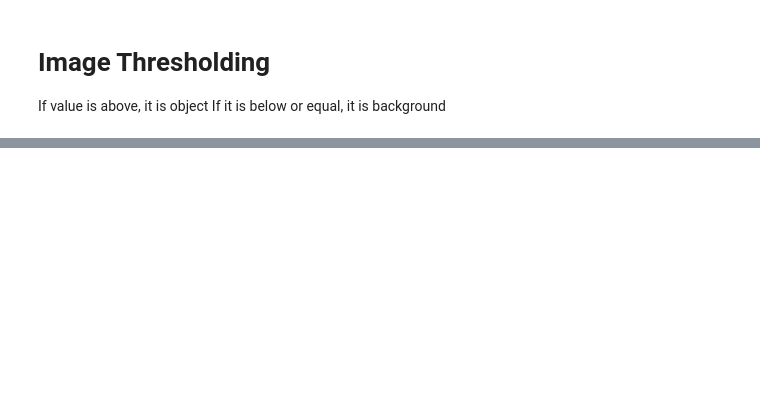
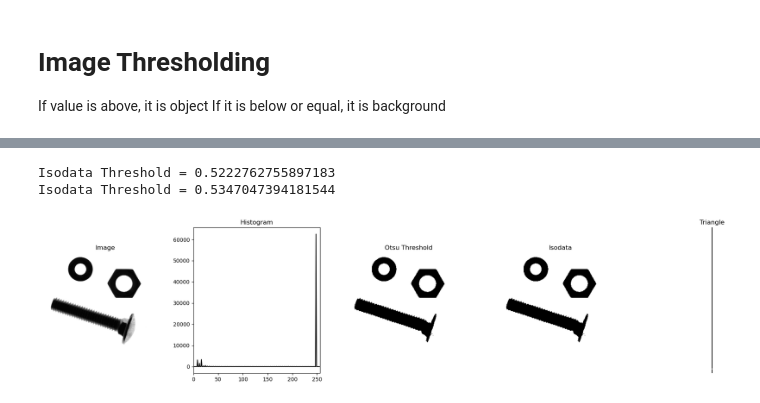
Before and after one commit to Skele-Y/COMP9517, a Jupyter notebook: lab01/Q3.ipynb, the cells around one changed output, grey strips where cells are left out. Drawn from its saved outputs; the diff is of its cells as text; code cells hidden in the pictures; blank space fills up the shorter version.

```diff
--- a/lab01/Q3.ipynb
+++ b/lab01/Q3.ipynb
@@ -74,0 +10,71 @@ KeyboardInterrupt:
+# %%
+# Hardware image
+img = cv2.imread("Hardware.png", cv2.IMREAD_GRAYSCALE)
+
+# Calculate the histogram
+hist = cv2.calcHist([img], [0], None, [256], [0, 256])
+
+# Otsu's Method
+ret1,th1 = cv2.threshold(img,0,255,cv2.THRESH_BINARY+cv2.THRESH_OTSU)
+
+#IsoData method
+t = 0.4
+while True:
+    # Create a boolean mask where True represents values less than the threshold
+    mask = img < t*255
+    # Calculate the mean of elements that satisfy the condition
+    mu1 = np.mean(img[mask])
+    mask2 = img >= t*255
+    mu2 = np.mean(img[mask2])
+
+    tNew = ((mu1 + mu2)/2)/255
+
+    if (abs(t - tNew) < 0.01):
+       break
+    t = tNew
+    print("Isodata Threshold = "+ t.astype(str))
+
+
+ret2,th2 = cv2.threshold(img,int(255*t),255,cv2.THRESH_BINARY)
+
+#Triangle method
+histPeak = hist.max()
+
+
+
+
+
+#### Create a figure with three subplots###
+fig, (ax1, ax2, ax3, ax4, ax5) = plt.subplots(1, 5, figsize=(25, 5))
+
+# Plot the image in the first subplot
+ax1.set_title('Image')
+ax1.imshow(img, cmap='gray')
+ax1.axis('off')
+
+# Plot the histogram in the second subplot
+ax2.set_title('Histogram')
+ax2.plot(hist, color='black')
+ax2.set_xlim([0, 256])
+
+# Otsu's
+ax3.set_title('Otsu Threshold')
+ax3.imshow(th1, cmap='gray')
+ax3.axis('off')
+
+# Isodata
+ax4.set_title('Isodata')
+ax4.imshow(th2, cmap='gray')
+ax4.axis('off')
+
+# Triangle
+ax5.set_title('Triangle')
+ax5.imshow(hist, cmap='gray')
+ax5.axis('off')
+
+
+plt.show()
+# %% [output]
+Isodata Threshold = 0.5222762755897183
+Isodata Threshold = 0.5347047394181544
+[figure, added]
```
Also changed, not shown: parts of 6 cells of this notebook.
